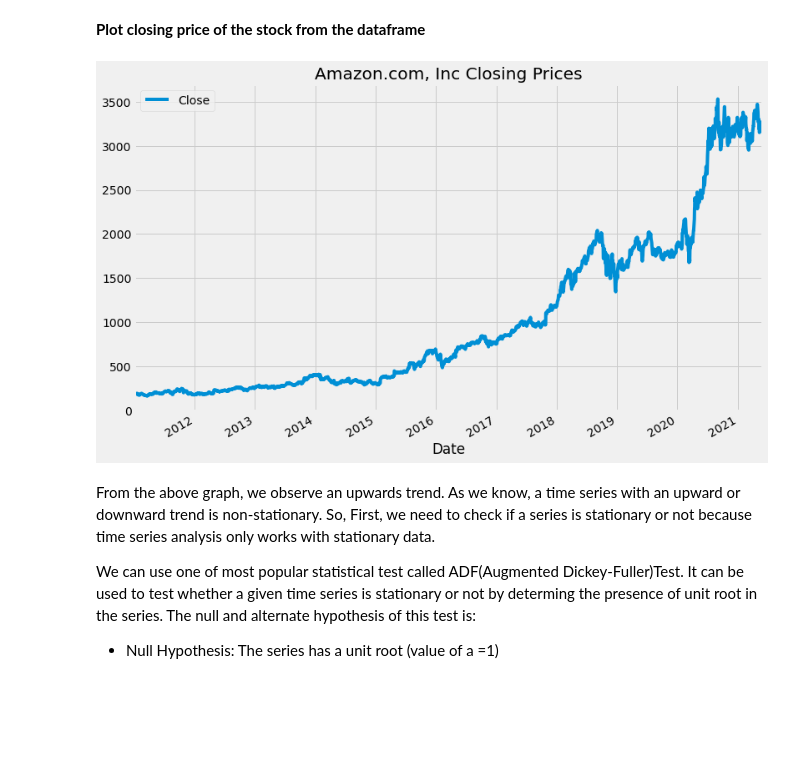
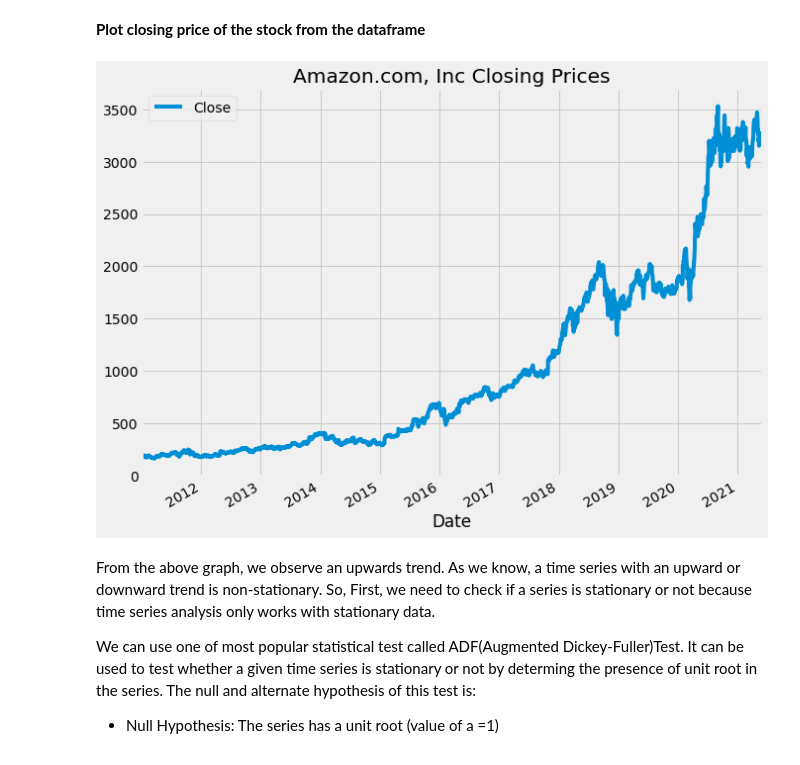
Before and after one commit to somyapanda/Project_2, a Jupyter notebook: Somya/stock_predictions_final.ipynb, the cells around one changed output. Cells and saved outputs as stored; diff of their text form; code cells hidden in the pictures; blank space fills up the shorter version.

```diff
--- a/Somya/stock_predictions_final.ipynb
+++ b/Somya/stock_predictions_final.ipynb
@@ -55,11 +59,11 @@ ticker_df
 # %%
 ticker_df['Close'].plot(
     title=COMPANY_NAME+' Closing Prices',
     legend='Close',
-    figsize=(12, 8))
+    figsize=(10, 8))
 plt.margins(x=0)
 # %% [output]
-[figure, old version]
+[figure, new version]
 # %% [markdown]
 From the above graph, we observe an upwards trend. As we know, a time series with an upward or downward trend is non-stationary. So, First, we need to check if a series is stationary or not because time series analysis only works with stationary data.
 
```
Also changed, not shown: parts of 42 cells of this notebook, 1 other file.
